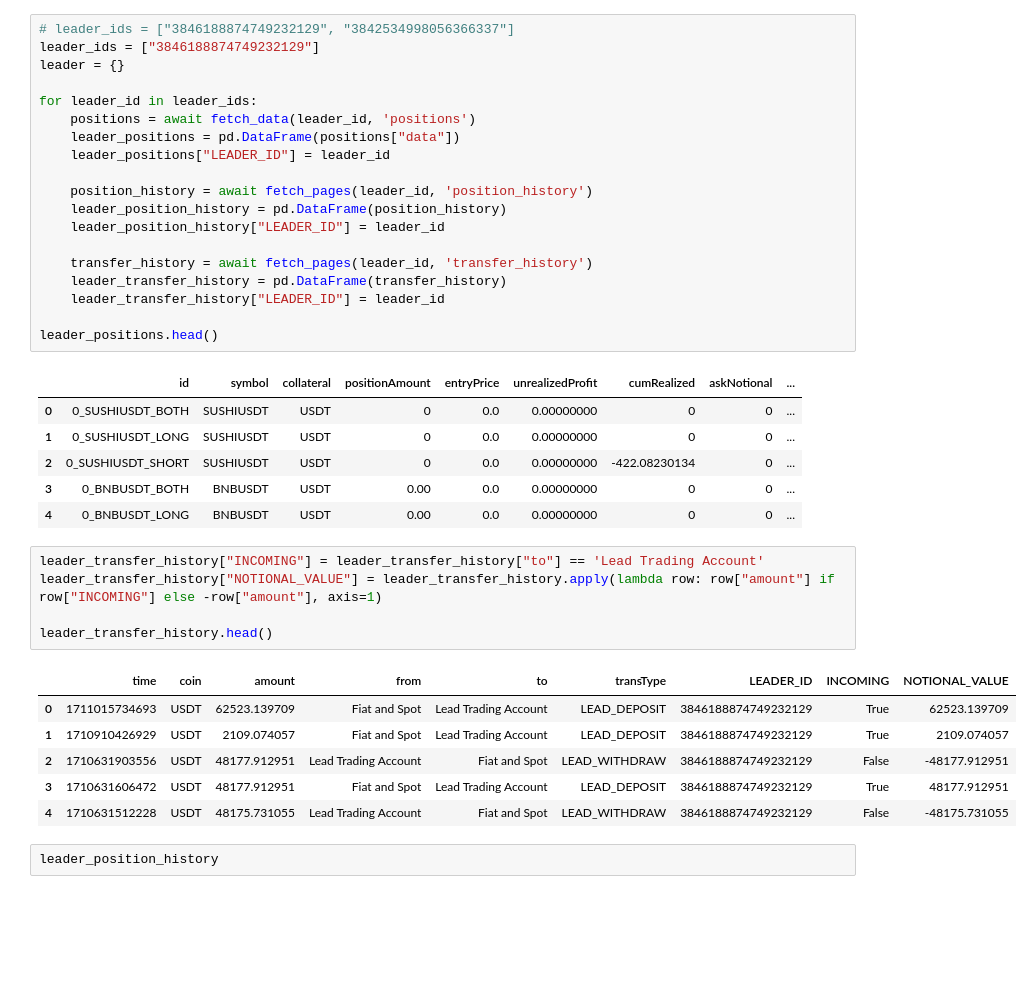
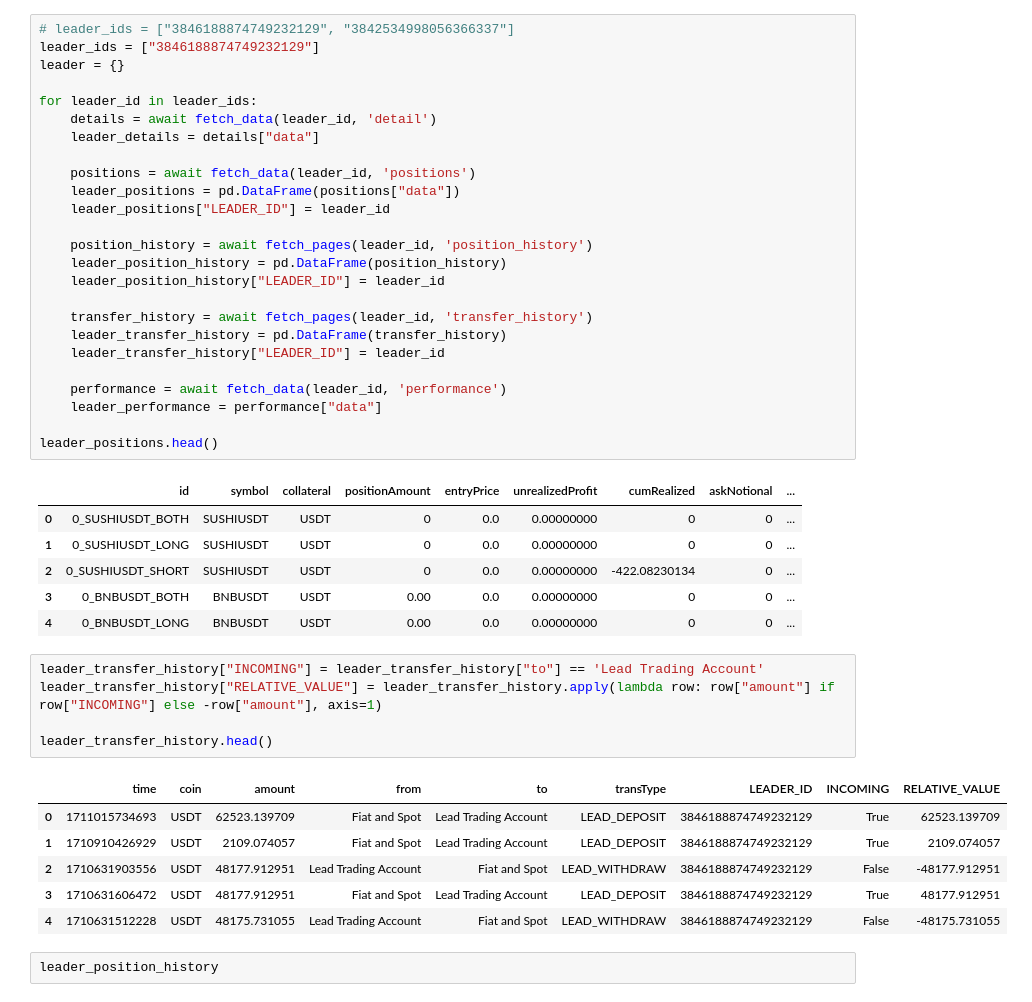
Before and after one commit to thibgl/copy, a Jupyter notebook: back/test.ipynb, the cells around one changed output. Cells and saved outputs as stored; diff of their text form; blank space fills up the shorter version.

```diff
--- a/back/test.ipynb
+++ b/back/test.ipynb
@@ -124,6 +131,9 @@ leader_ids = ["3846188874749232129"]
 leader = {}
 
 for leader_id in leader_ids:
+    details = await fetch_data(leader_id, 'detail')
+    leader_details = details["data"]
+
     positions = await fetch_data(leader_id, 'positions')
     leader_positions = pd.DataFrame(positions["data"])
     leader_positions["LEADER_ID"] = leader_id
@@ -136,6 +146,9 @@ for leader_id in leader_ids:
     leader_transfer_history = pd.DataFrame(transfer_history)
     leader_transfer_history["LEADER_ID"] = leader_id
 
+    performance = await fetch_data(leader_id, 'performance')
+    leader_performance = performance["data"]
+
 leader_positions.head()
 # %% [output]
 |  | id | symbol | collateral | positionAmount | entryPrice | unrealizedProfit | cumRealized | askNotional | ... |
@@ -146,11 +159,11 @@ leader_positions.head()
 | 4 | 0_BNBUSDT_LONG | BNBUSDT | USDT | 0.00 | 0.0 | 0.00000000 | 0 | 0 | ... |
 # %%
 leader_transfer_history["INCOMING"] = leader_transfer_history["to"] == 'Lead Trading Account'
-leader_transfer_history["NOTIONAL_VALUE"] = leader_transfer_history.apply(lambda row: row["amount"] if row["INCOMING"] else -row["amount"], axis=1)
+leader_transfer_history["RELATIVE_VALUE"] = leader_transfer_history.apply(lambda row: row["amount"] if row["INCOMING"] else -row["amount"], axis=1)
 
 leader_transfer_history.head()
 # %% [output]
-|  | time | coin | amount | from | to | transType | LEADER_ID | INCOMING | NOTIONAL_VALUE |
+|  | time | coin | amount | from | to | transType | LEADER_ID | INCOMING | RELATIVE_VALUE |
 | 0 | 1711015734693 | USDT | 62523.139709 | Fiat and Spot | Lead Trading Account | LEAD_DEPOSIT | 3846188874749232129 | True | 62523.139709 |
 | 1 | 1710910426929 | USDT | 2109.074057 | Fiat and Spot | Lead Trading Account | LEAD_DEPOSIT | 3846188874749232129 | True | 2109.074057 |
 | 2 | 1710631903556 | USDT | 48177.912951 | Lead Trading Account | Fiat and Spot | LEAD_WITHDRAW | 3846188874749232129 | False | -48177.912951 |
```
Also changed, not shown: parts of 7 cells of this notebook, 1 other file.
